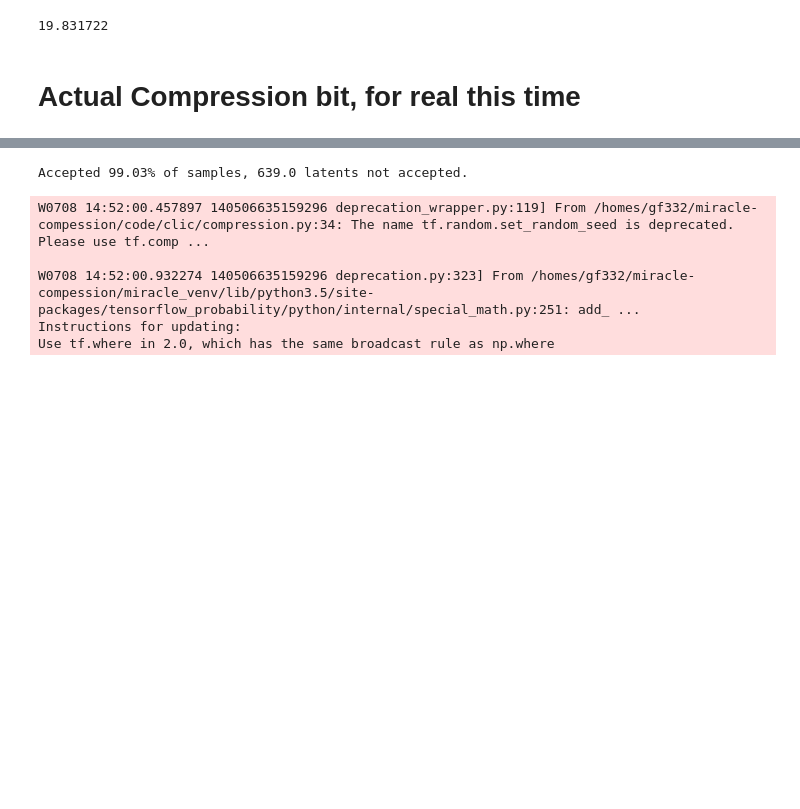
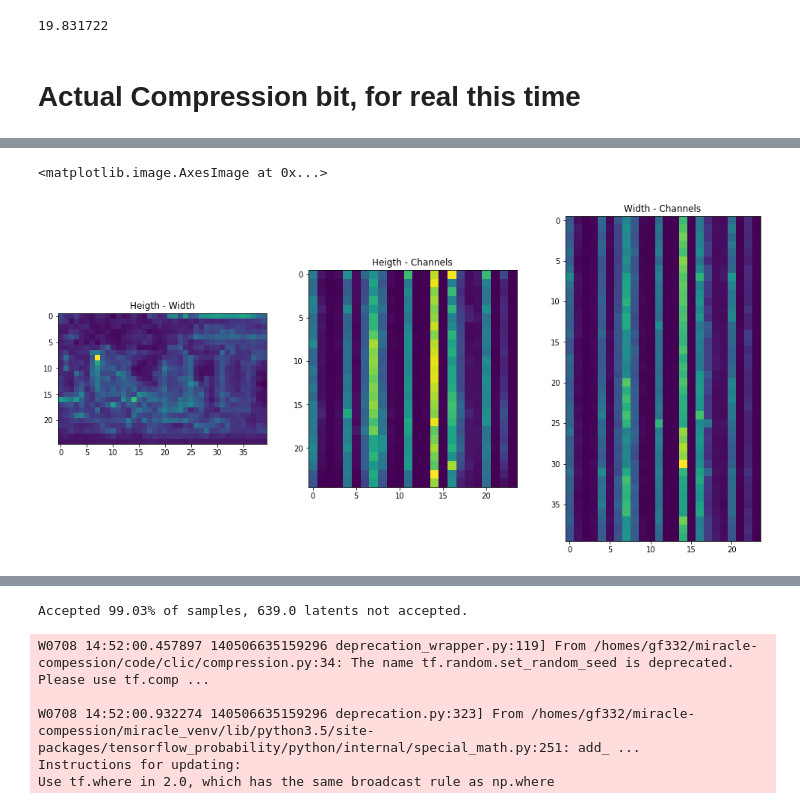
Before and after one commit to gergely-flamich/miracle-compression, a Jupyter notebook: code/clic/Compression.ipynb, the cells around one changed output, grey strips where cells are left out. Drawn from its saved outputs; the diff is of its cells as text; code cells hidden in the pictures; blank space fills up the shorter version.

```diff
--- a/code/clic/Compression.ipynb
+++ b/code/clic/Compression.ipynb
@@ -523,0 +569,20 @@ with tf.device("CPU:0"):
+# %%
+kl_2_hw = tf.reduce_sum(kl_2, axis=2)
+kl_2_hc = tf.reduce_sum(kl_2, axis=1)
+kl_2_wc = tf.reduce_sum(kl_2, axis=0)
+
+plt.figure(figsize=(17, 8))
+plt.subplot(131)
+plt.title("Heigth - Width")
+plt.imshow(kl_2_hw, interpolation="nearest", aspect="equal", origin="upper")
+
+plt.subplot(132)
+plt.title("Heigth - Channels")
+plt.imshow(kl_2_hc, interpolation="nearest", aspect="equal", origin="upper")
+
+plt.subplot(133)
+plt.title("Width - Channels")
+plt.imshow(kl_2_wc, interpolation="nearest", aspect="equal", origin="upper")
+# %% [output]
+<matplotlib.image.AxesImage at 0x...>
+[figure, added]
```
Also changed, not shown: parts of 15 cells of this notebook, 6 other files.
